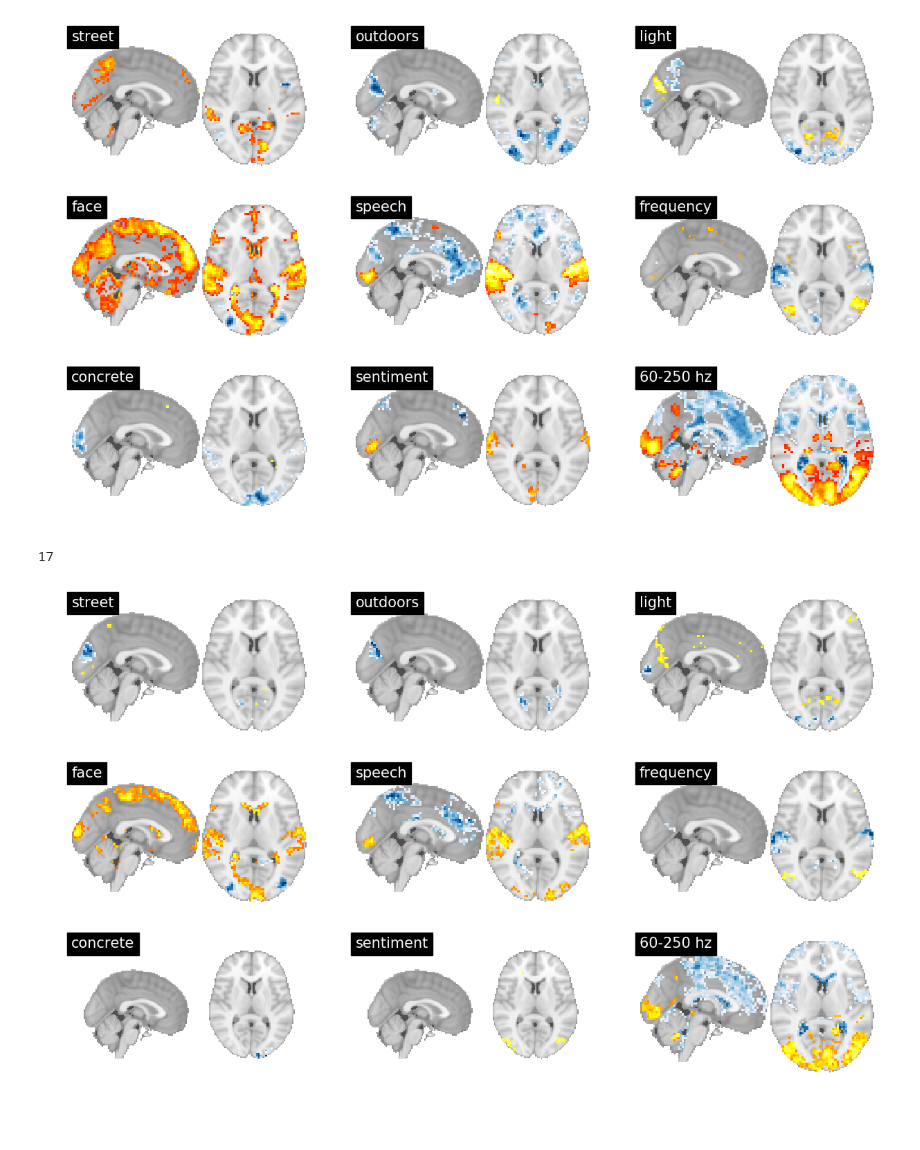
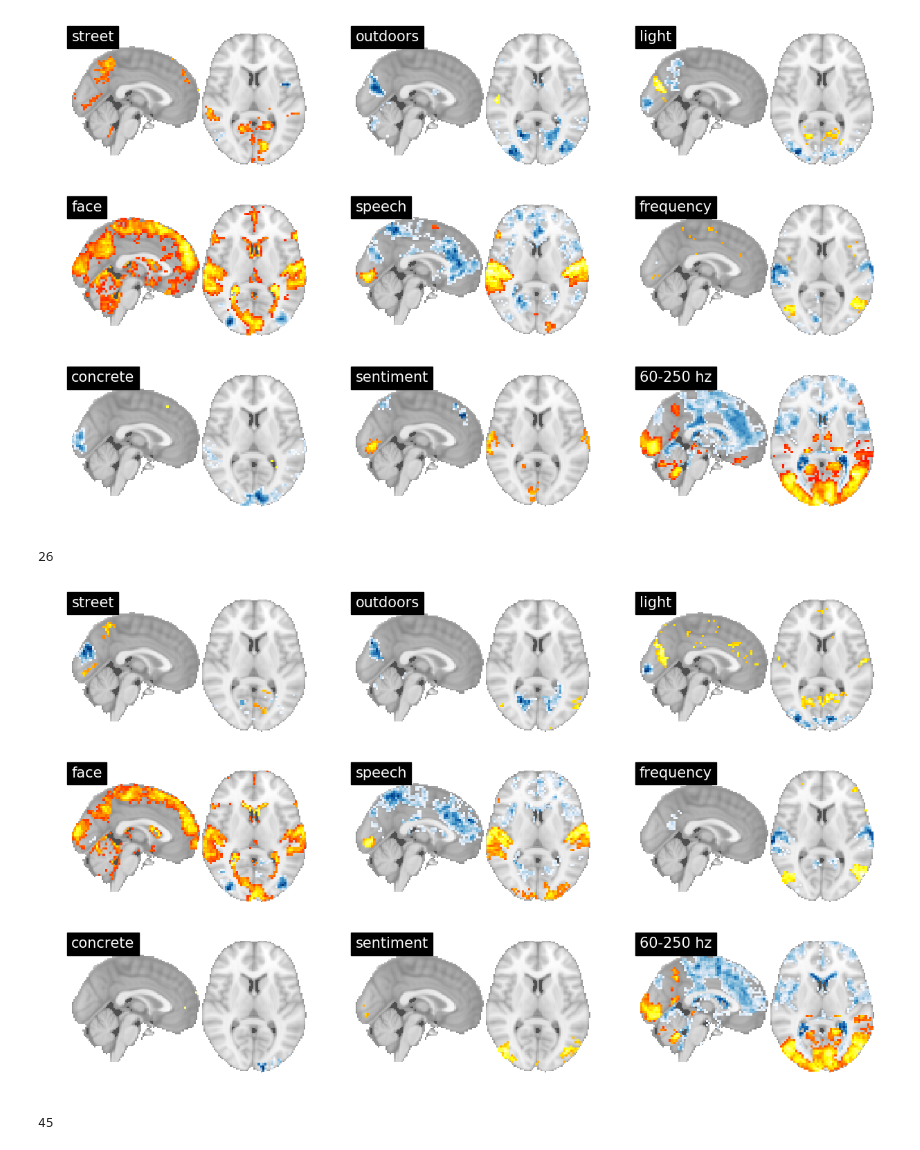
Before and after one commit to adelavega/neuroscout_scripts, a Jupyter notebook: notebooks/KDD_2017/pliers kdd paper.ipynb, the cells around one changed output. Saved outputs shown, nothing was run; the diff lists cells and outputs as text; code cells hidden in the pictures.

```diff
--- a/notebooks/KDD_2017/pliers kdd paper.ipynb
+++ b/notebooks/KDD_2017/pliers kdd paper.ipynb
@@ -99,7 +95,7 @@ conditions = dict(zip(conditions, range(1, len(conditions) + 1)))
 plot_these = ['street', 'outdoors', 'light', 'face', 'speech', 'frequency',
        'concrete', 'sentiment', '60-250 hz']
 
-path = 'd:neuroscout/analyses/hcp/kdd_fx/group/stats/'
+path = 'd:/neuroscout/analyses/hcp/kdd_fx/group/stats/'
 f, axarr = plt.subplots(3, 3, figsize=(15, 9))
 for i, col in enumerate(plot_these):
     con_id = conditions[col]
@@ -114,22 +110,27 @@ plt.savefig('kdd_fmri_plot.png', transparent=False)
 # %% [output]
 [figure]
 # %%
-main_path = 'd:neuroscout/analyses/hcp/kdd_all_PA/'
+main_path = 'd:/neuroscout/analyses/hcp/kdd_all_PA_/'
 len(glob.glob(main_path + '[0-9]*/'))
 # %% [output]
-17
+26
 # %%
-path = 'd:neuroscout/analyses/hcp/kdd_all_PA/group/stats/'
+path = 'd:/neuroscout/analyses/hcp/kdd_all_PA/group/stats/'
 f, axarr = plt.subplots(3, 3, figsize=(15, 9))
 for i, col in enumerate(plot_these):
     con_id = conditions[col]
     p = niplt.plot_stat_map(
         path + 'contrast_{:02}/zstat1_threshold.nii.gz'.format(con_id),
         title = col, cut_coords = [0, 7], draw_cross=False, colorbar=False,
         axes = axarr.flatten()[i], display_mode='xz', annotate=False, threshold=3.29)
     p.add_overlay(
         path + 'contrast_{:02}/zstat1_maths_threshold.nii.gz'.format(con_id), cmap='Blues')
 
 plt.savefig('kdd_fmri_plot_PA.png', transparent=False)
 # %% [output]
-[figure, old version]
+[figure, new version]
+# %%
+main_path = 'd:/neuroscout/analyses/hcp/kdd_all_PA_motion/'
+len(glob.glob(main_path + '[0-9]*/'))
+# %% [output]
+45
```
Also changed, not shown: parts of 5 cells of this notebook, 3 other files.
